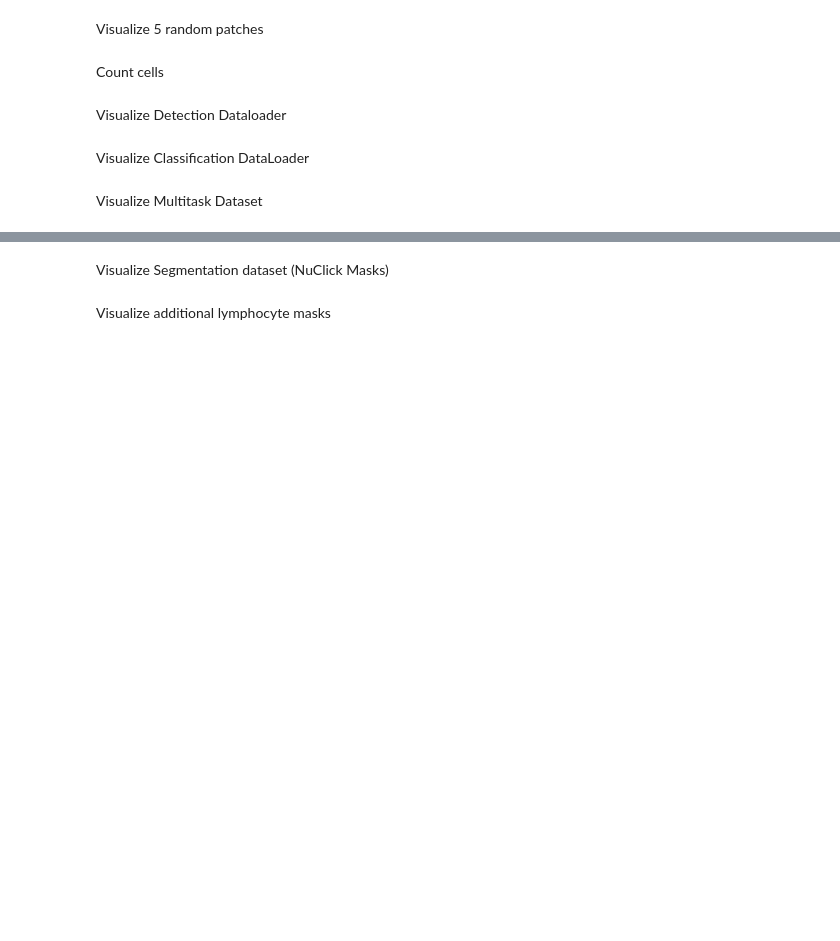
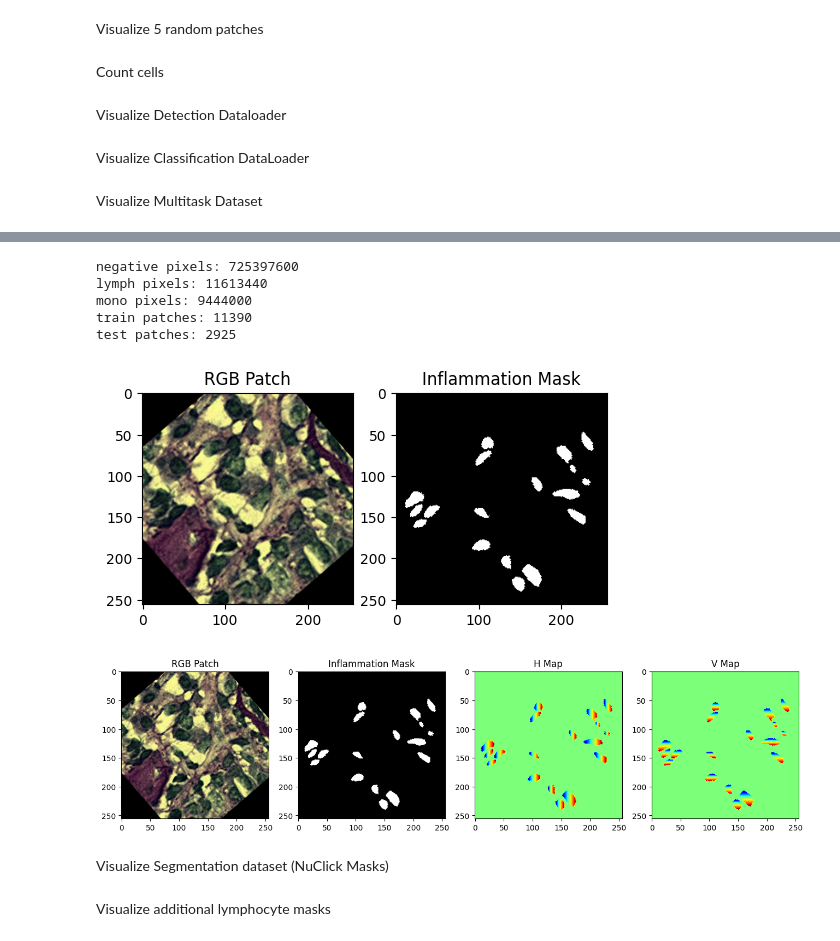
Before and after one commit to aamirchaudry29/Monkey_TIAKong, a Jupyter notebook: notebooks/patch_visualization.ipynb, the cells around one changed output, grey strips where cells are left out. Cells and saved outputs as stored; diff of their text form; code cells hidden in the pictures; blank space fills up the shorter version.

```diff
--- a/notebooks/patch_visualization.ipynb
+++ b/notebooks/patch_visualization.ipynb
@@ -370,60 +376,49 @@ train_loader, val_loader = get_detection_dataloaders(
 # %%
 batch_size = 1
 train_loader, val_loader = get_detection_dataloaders(
     IOconfig,
     val_fold=1,
     dataset_name="multitask",
     batch_size=batch_size,
     do_augmentation=True,
     disk_radius=11,
     augmentation_prob=0.95,
     strong_augmentation=True,
 )
 
 data = next(iter(train_loader))
 image = data["image"][0].numpy()
 image = np.moveaxis(image, 0, 2)
 image = imagenet_denormalise(image)
 inflamm_mask = data["inflamm_mask"][0][0].numpy()
 
-fig, axes = plt.subplots(1, 2, figsize=(12, 6))
+fig, axes = plt.subplots(1, 2, figsize=(6, 6))
 axes[0].imshow(image)
 axes[0].title.set_text("RGB Patch")
 axes[1].imshow(inflamm_mask, cmap="gray")
 axes[1].title.set_text("Inflammation Mask")
 
-from scipy import ndimage
-import cv2
-def get_gradient_maps(image, mask):
 
-    if np.sum(mask) == 0:
-        return np.zeros_like(image), np.zeros_like(image)
+hv_map = compute_hv_map(inflamm_mask)
 
-    # convert image to gray scale
-    image = np.dot(image[..., :3], [0.2989, 0.5870, 0.1140])
-
-    sx = ndimage.sobel(image, axis=0)
-    sy = ndimage.sobel(image, axis=1)
-    # normalize to [-1, 1]
-    sx = sx / np.max(np.abs(sx))
-    sy = sy / np.max(np.abs(sy))
-    sx[mask == 0] = 0
-    sy[mask == 0] = 0
-
-    # Apply Gaussian filter
-    sx = cv2.GaussianBlur(sx, (3, 3), 0)
-    sy = cv2.GaussianBlur(sy, (3, 3), 0)
-    return sx, sy
-
-sx, sy = get_gradient_maps(image, inflamm_mask)
-print(sx.shape)
-print(np.min(sx), np.max(sx))
-print(np.min(sy), np.max(sy))
-fig, axes = plt.subplots(1, 2, figsize=(12, 6))
-axes[0].imshow(sx, cmap="jet")
-axes[0].title.set_text("Sobel X")
-axes[1].imshow(sy, cmap="jet")
-axes[1].title.set_text("Sobel Y")
+fig, axes = plt.subplots(1, 4, figsize=(16, 6))
+axes[0].imshow(image)
+axes[0].title.set_text("RGB Patch")
+axes[1].imshow(inflamm_mask, cmap="gray")
+axes[1].title.set_text("Inflammation Mask")
+axes[2].imshow(hv_map[0], cmap="jet")
+axes[2].title.set_text("H Map")
+axes[3].imshow(hv_map[1], cmap="jet")
+axes[3].title.set_text("V Map")
+plt.show()
+# %% [output]
+negative pixels: 725397600
+lymph pixels: 11613440
+mono pixels: 9444000
+train patches: 11390
+test patches: 2925
+[figure, added]
+[figure, added]
 # %%
 data = next(iter(train_loader))
 
```
Also changed, not shown: parts of 1 cell of this notebook, 4 other files.
